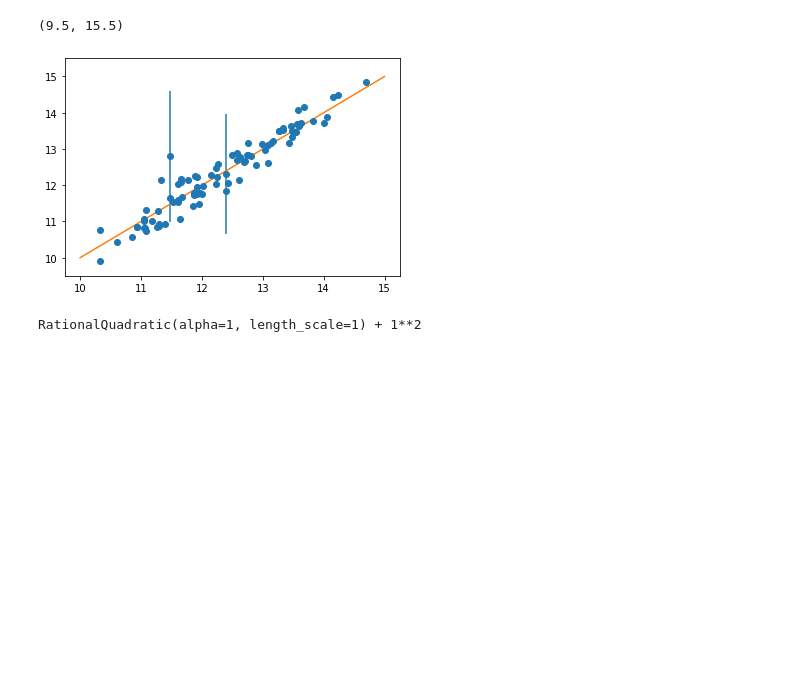
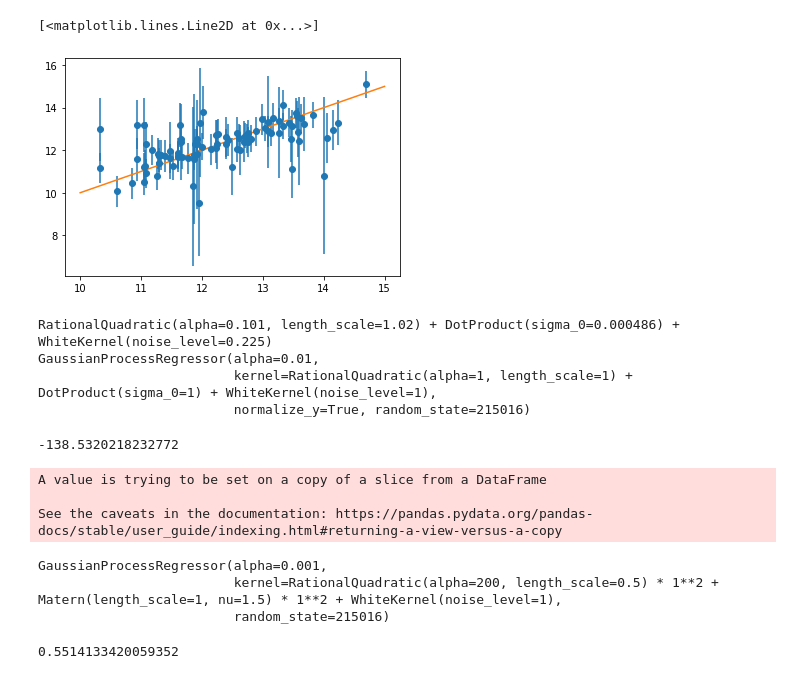
Before and after one commit to laserkelvin/umda, a Jupyter notebook: notebooks/estimator_training/gp_kernel_dev.ipynb, the cells around one changed output. Saved outputs shown, nothing was run; the diff lists cells and outputs as text; code cells hidden in the pictures; blank space fills up the shorter version.

```diff
--- a/notebooks/estimator_training/gp_kernel_dev.ipynb
+++ b/notebooks/estimator_training/gp_kernel_dev.ipynb
@@ -15,4 +18,4 @@ embedder = load_pipeline()
 X = np.asarray([embedder.vectorize(smi) for smi in tmc1_df["SMILES"]])
 Y = np.log10(tmc1_df["Column density (cm^-2)"]).values
 # %%
-boot_X, boot_Y = get_bootstrap_samples((X, Y), seed=1295016, n_samples=300)
+boot_X, boot_Y = get_bootstrap_samples((X, Y), seed=1295016, n_samples=400, replace=True)
@@ -31,2 +22,14 @@ Increase the number of iterations (max_iter) or scale the data as shown in:
+# %%
+# kernel =  kernels.RationalQuadratic(length_scale_bounds=(1e-1, 1e4), alpha_bounds=(1e-2, 1e1)) * kernels.ConstantKernel(constant_value_bounds=(1e-2, 1e2)) + kernels.RBF(length_scale_bounds=(1e-1, 50.)) * 1e-2
+# kernel = (kernels.RationalQuadratic(alpha=100., length_scale=0.5) * 1. + kernels.Matern() * 1.) + kernels.WhiteKernel()
+kernel = kernels.RationalQuadratic() + kernels.DotProduct() + kernels.WhiteKernel()
+# %%
+gp = GaussianProcessRegressor(kernel, random_state=215016, n_restarts_optimizer=0, alpha=1e-2, normalize_y=True)
+
+model = compose_model(gp, True)
+prior_y = model["regressor"].sample_y(X, random_state=21416)
+# %%
+train_X, test_X, train_y, test_y = train_test_split(boot_X, boot_Y, train_size=0.2, random_state=161962)
+result = model.fit(train_X, train_y)
 # %%
 pred_Y, pred_std = model.predict(X, return_std=True)
@@ -33,11 +41,27 @@ pred_Y, pred_std = model.predict(X, return_std=True)
 # %%
-plt.errorbar(Y, pred_Y, fmt="o", yerr=pred_std * 2.)
+plt.errorbar(Y, pred_Y, fmt="o", yerr=pred_std)
 plt.plot(np.arange(10, 16), np.arange(10, 16),)
-plt.ylim([9.5, 15.5])
+# plt.ylim([9.5, 15.5])
 # %% [output]
-(9.5, 15.5)
+[<matplotlib.lines.Line2D at 0x...>]
-[figure, old version]
+[figure, new version]
-# %%
-result.kernel_
-# %% [output]
-RationalQuadratic(alpha=1, length_scale=1) + 1**2
+# %%
+print(result["regressor"].kernel_)
+
+print(result["regressor"])
+# %% [output]
+RationalQuadratic(alpha=0.101, length_scale=1.02) + DotProduct(sigma_0=0.000486) + WhiteKernel(noise_level=0.225)
+GaussianProcessRegressor(alpha=0.01,
+                         kernel=RationalQuadratic(alpha=1, length_scale=1) + DotProduct(sigma_0=1) + WhiteKernel(noise_level=1),
+                         normalize_y=True, random_state=215016)
+# %%
+result["regressor"].log_marginal_likelihood_value_
+# %% [output]
+-138.5320218232772
+# %%
+chosen = tmc1_df.loc[(tmc1_df["Molecule"].str.contains("Methyl")) & ~(tmc1_df["Molecule"].str.contains("radical"))]
+chosen.sort_values(["Column density (cm^-2)"], ascending=False, inplace=True)
+# %% [output]
+A value is trying to be set on a copy of a slice from a DataFrame
+
+See the caveats in the documentation: https://pandas.pydata.org/pandas-docs/stable/user_guide/indexing.html#returning-a-view-versus-a-copy
@@ -43,0 +70,6 @@ RationalQuadratic(alpha=1, length_scale=1) + 1**2
+# %%
+model["regressor"]
+# %% [output]
+GaussianProcessRegressor(alpha=0.001,
+                         kernel=RationalQuadratic(alpha=200, length_scale=0.5) * 1**2 + Matern(length_scale=1, nu=1.5) * 1**2 + WhiteKernel(noise_level=1),
+                         random_state=215016)
@@ -43,0 +82,4 @@ RationalQuadratic(alpha=1, length_scale=1) + 1**2
+# %%
+result.score(X, Y)
+# %% [output]
+0.5514133420059352
```
Also changed, not shown: parts of 16 cells of this notebook, 4 other files.
